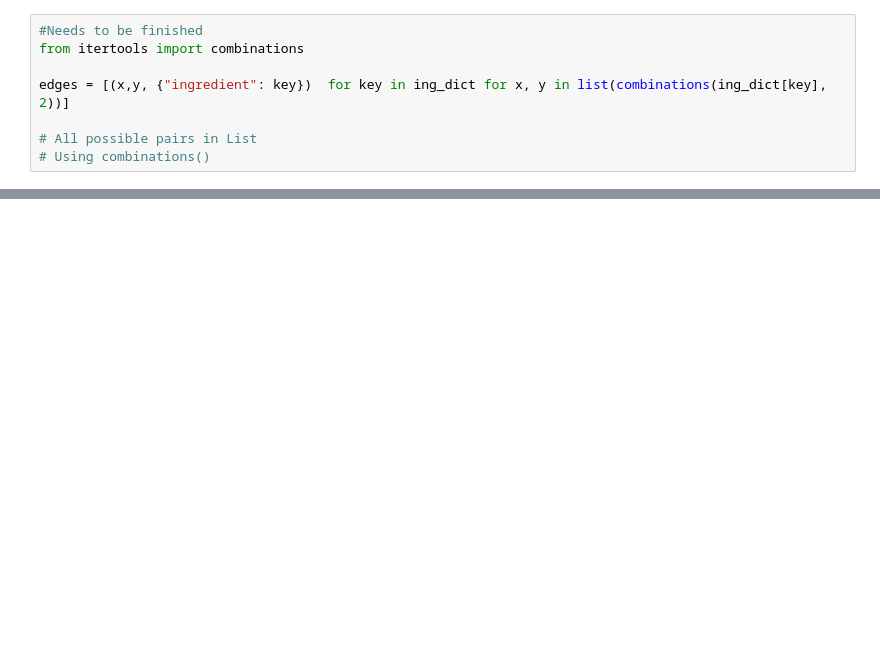
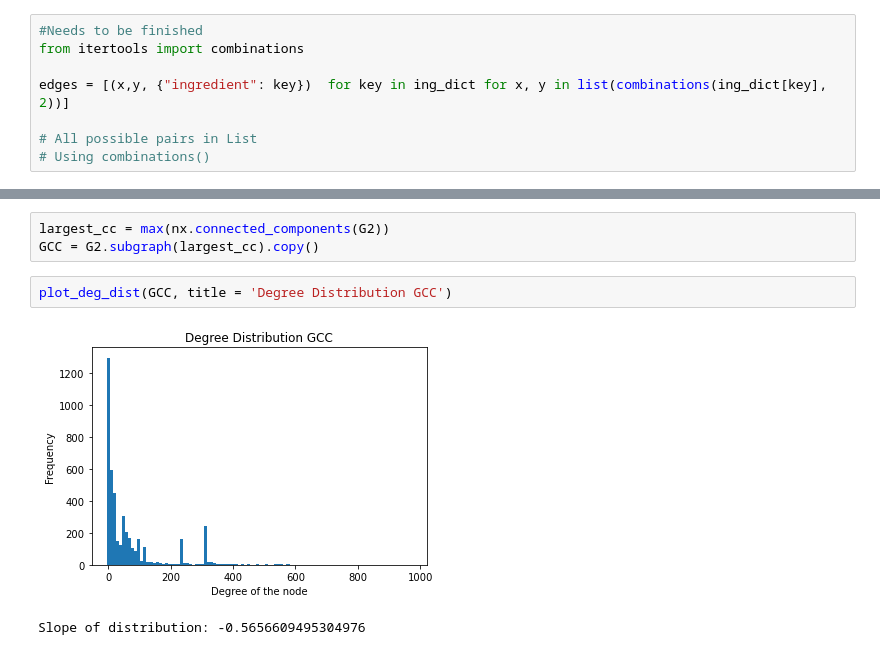
Before and after one commit to lucialarraona/finalproject_socialgraphs22, a Jupyter notebook: Notebooks/Recipes_graph.ipynb, the cells around one changed output, grey strips where cells are left out. Drawn from its saved outputs; the diff is of its cells as text; blank space fills up the shorter version.

```diff
--- a/Notebooks/Recipes_graph.ipynb
+++ b/Notebooks/Recipes_graph.ipynb
@@ -74,0 +194,8 @@ Slope of distribution: 0.08060538198018356
+# %%
+largest_cc = max(nx.connected_components(G2))
+GCC = G2.subgraph(largest_cc).copy()
+# %%
+plot_deg_dist(GCC, title = 'Degree Distribution GCC')
+# %% [output]
+[figure, added]
+Slope of distribution: -0.5656609495304976
```
Also changed, not shown: parts of 29 cells of this notebook, 5 other files.
